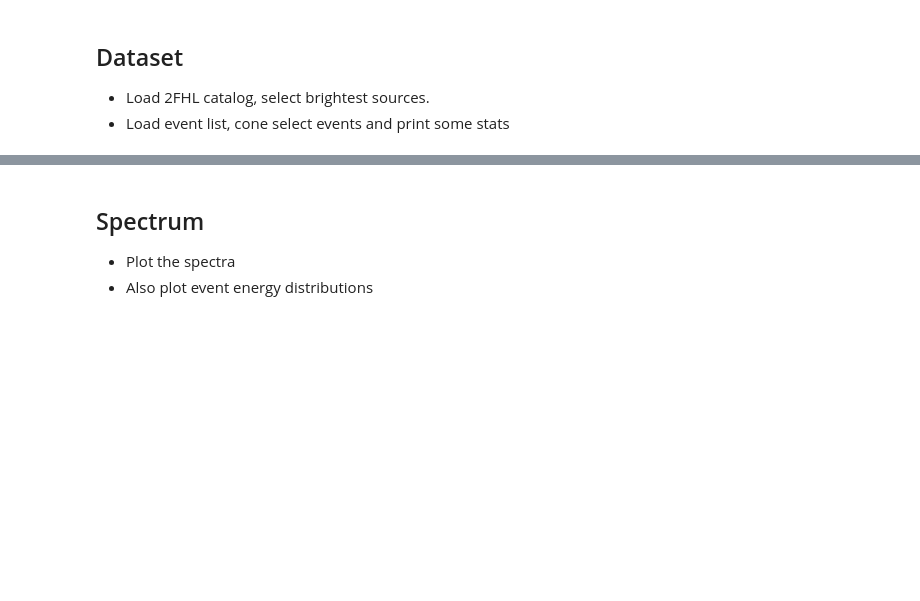
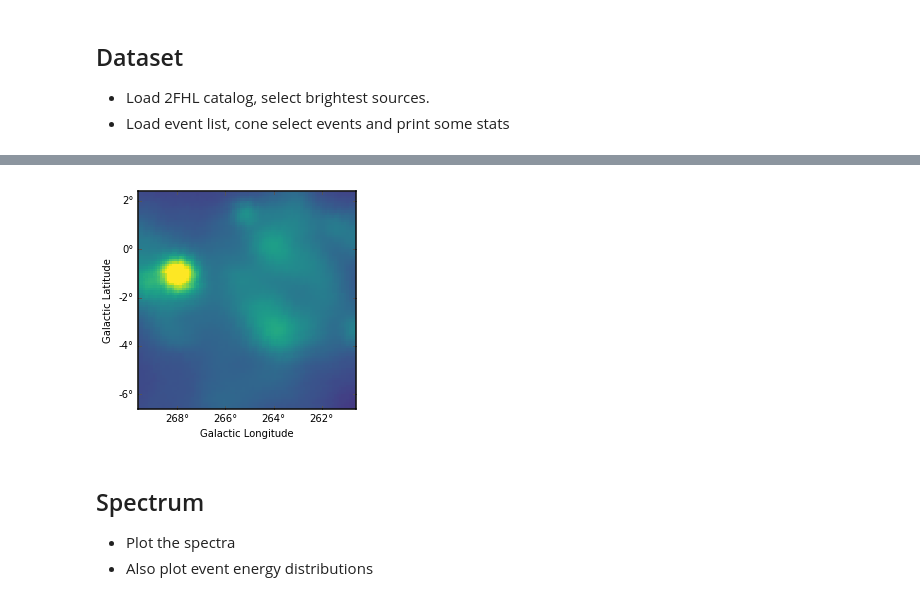
Before and after one commit to gammapy/gammapy-extra, a Jupyter notebook: notebooks/first_steps.ipynb, the cells around one changed output, grey strips where cells are left out. Saved outputs shown, nothing was run; the diff lists cells and outputs as text; code cells hidden in the pictures; blank space fills up the shorter version.

```diff
--- a/notebooks/first_steps.ipynb
+++ b/notebooks/first_steps.ipynb
@@ -114,0 +102,7 @@ reproj_wmap.cutout(center,size).plot(ax=ax2,cmap='afmhot',norm=norm)
+# %%
+# Cut out sub-images for a given center and size
+center = SkyCoord(265.0, -2.0, unit='deg', frame='galactic')
+size = 9.0 * u.deg
+
+vela_cutout = vela_smooth.cutout(center, size)
+wmap_cutout = reproj_wmap.cutout(center, size)
@@ -115,3 +113,7 @@ reproj_wmap.cutout(center,size).plot(ax=ax2,cmap='afmhot',norm=norm)
+# %%
+wmap_cutout.plot(cmap='viridis', norm=norm);
+# %% [output]
+[figure, added]
 # %% [markdown]
 ## Spectrum
 
```
Also changed, not shown: parts of 22 cells of this notebook.
